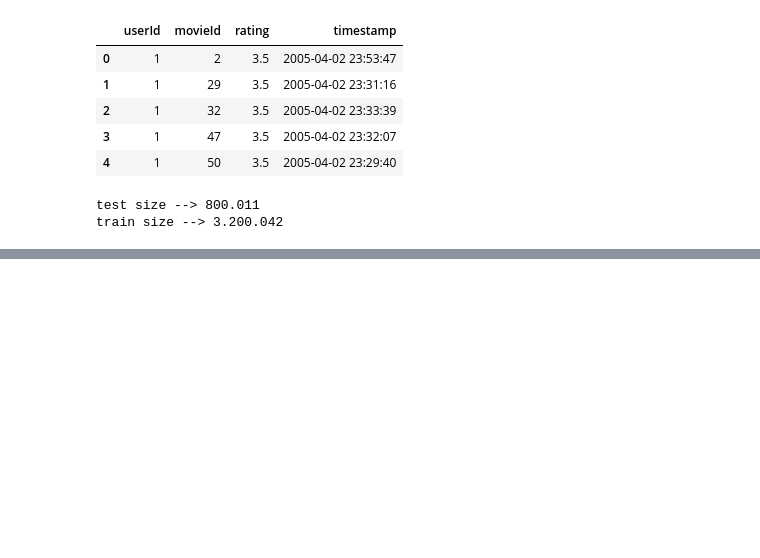
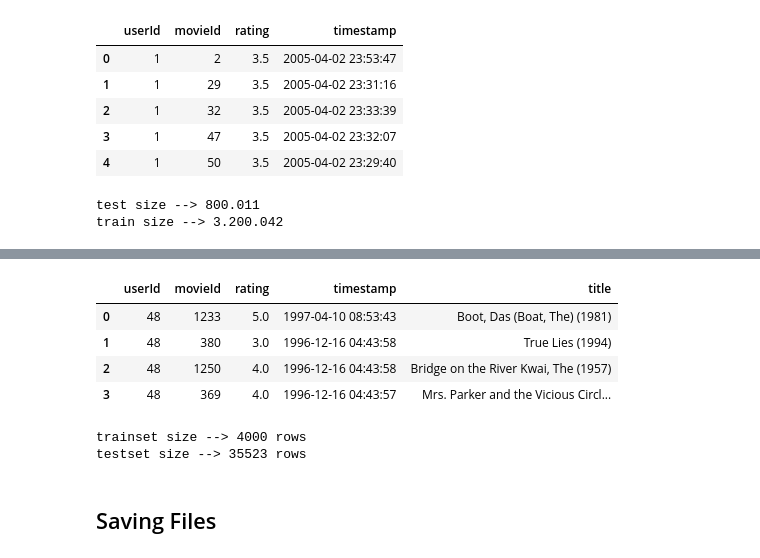
Before and after one commit to CuriousGu/llm_zeroshot_calibration, a Jupyter notebook: spliting_train_test.ipynb, the cells around one changed output, grey strips where cells are left out. Drawn from its saved outputs; the diff is of its cells as text; code cells hidden in the pictures; blank space fills up the shorter version.

```diff
--- a/spliting_train_test.ipynb
+++ b/spliting_train_test.ipynb
@@ -77,0 +90,6 @@ rating.to_csv(f"{PATH}/refined/all_interactions.csv", index=False, header=False)
+# %%
+# Separing the users with most recent interactions
+most_recent_users = rating.sort_values(by=["timestamp"])
+most_recent_users = most_recent_users["userId"].unique()
+llm_rating = rating[rating.userId.isin(most_recent_users)]
+llm_rating.head(4)
@@ -77,0 +102,15 @@ rating.to_csv(f"{PATH}/refined/all_interactions.csv", index=False, header=False)
+# %%
+# Each user need to have at least 20 interactions - 10 to train and 10 to evaluate
+users_interactions_count = llm_rating.groupby("userId").count()
+
+# I won't select users with too much iteractions, because generic recomendation will
+# be considered as good recs. So, I'll try to limitate
+users_interactions_count = users_interactions_count[
+                                                    (users_interactions_count.movieId >= 20) &
+                                                    (users_interactions_count.movieId <= 100)
+                                                    ].reset_index()
+
+# Sorting values to be easier to select the users with more interactions
+users_interactions = users_interactions_count.sort_values(by="movieId", ascending=False)
+users_interactions = users_interactions['userId'].unique()[:400]
+llm_rating = llm_rating[llm_rating.userId.isin(users_interactions)]
@@ -77,0 +119,4 @@ rating.to_csv(f"{PATH}/refined/all_interactions.csv", index=False, header=False)
+# %%
+movies_names = pd.read_csv(f"{PATH}/raw/movielens_20m_datasets/movie.csv")
+movies_names = movies_names[['movieId', 'title']]
+movies_names.head(4)
@@ -77,0 +129,24 @@ rating.to_csv(f"{PATH}/refined/all_interactions.csv", index=False, header=False)
+# %%
+llm_dataset = pd.merge(llm_rating, movies_names, on="movieId", how='left')
+llm_dataset.head(4)
+# %% [output]
+|  | userId | movieId | rating | timestamp | title |
+| 0 | 48 | 1233 | 5.0 | 1997-04-10 08:53:43 | Boot, Das (Boat, The) (1981) |
+| 1 | 48 | 380 | 3.0 | 1996-12-16 04:43:58 | True Lies (1994) |
+| 2 | 48 | 1250 | 4.0 | 1996-12-16 04:43:58 | Bridge on the River Kwai, The (1957) |
+| 3 | 48 | 369 | 4.0 | 1996-12-16 04:43:57 | Mrs. Parker and the Vicious Circl... |
+# %%
+trainset = (
+    llm_dataset
+    .sort_values(by=['userId', 'timestamp'], ascending=[True, False])
+    .groupby('userId').head(10)
+)
+
+testset = llm_dataset.drop(trainset.index)
+
+print(f"trainset size --> {trainset.shape[0]} rows\ntestset size --> {testset.shape[0]} rows")
+# %% [output]
+trainset size --> 4000 rows
+testset size --> 35523 rows
+# %% [markdown]
+## Saving Files
```
Also changed, not shown: parts of 13 cells of this notebook.
